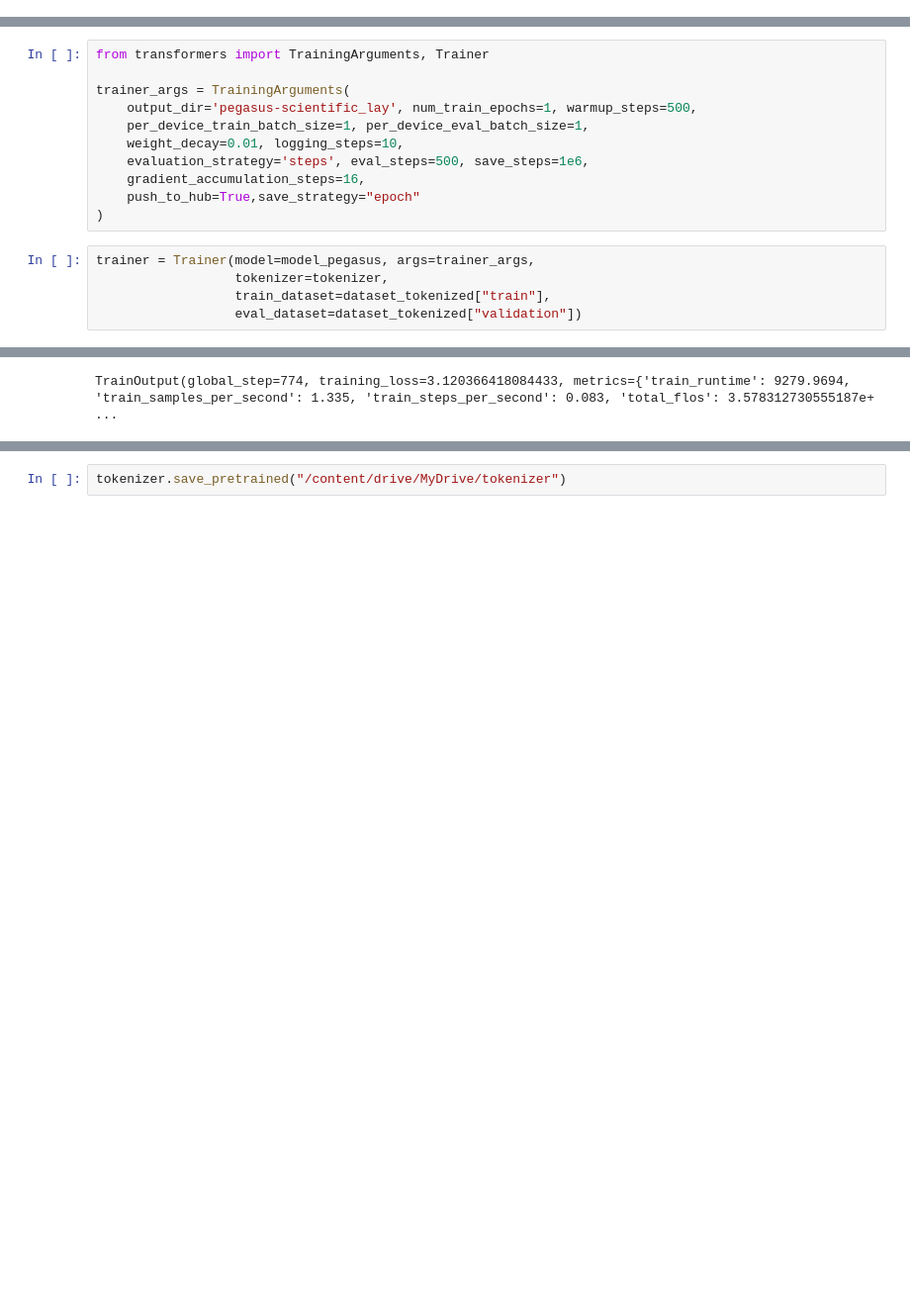
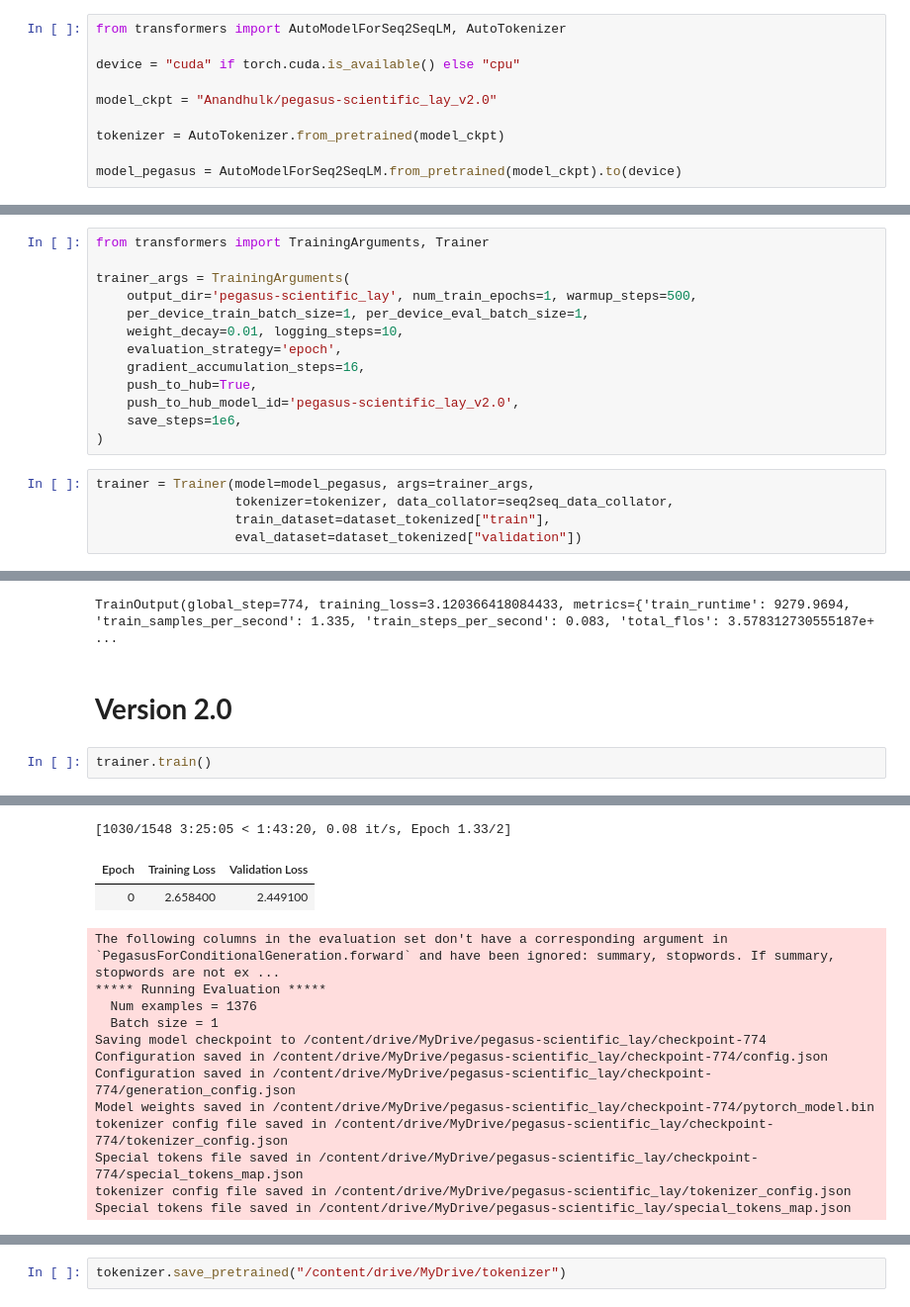
Before and after one commit to anandhulk/MainProject, a Jupyter notebook: Tranformer_model_fine-tuning_summarization.ipynb, the cells around one changed output, grey strips where cells are left out. Shown: that part at 99% size. Saved outputs shown, nothing was run; the diff lists cells and outputs as text; blank space fills up the shorter version.

```diff
--- a/Tranformer_model_fine-tuning_summarization.ipynb
+++ b/Tranformer_model_fine-tuning_summarization.ipynb
@@ -325,3 +336,13 @@ dataset_tokenized.save_to_disk("/content/drive/MyDrive/Datasets/summary")
+# %%
+from transformers import AutoModelForSeq2SeqLM, AutoTokenizer
+
+device = "cuda" if torch.cuda.is_available() else "cpu"
+
+model_ckpt = "Anandhulk/pegasus-scientific_lay_v2.0"
+
+tokenizer = AutoTokenizer.from_pretrained(model_ckpt)
+
+model_pegasus = AutoModelForSeq2SeqLM.from_pretrained(model_ckpt).to(device)
 # %%
 from datasets import load_from_disk
 
@@ -344,13 +365,15 @@ trainer_args = TrainingArguments(
     output_dir='pegasus-scientific_lay', num_train_epochs=1, warmup_steps=500,
     per_device_train_batch_size=1, per_device_eval_batch_size=1,
     weight_decay=0.01, logging_steps=10,
-    evaluation_strategy='steps', eval_steps=500, save_steps=1e6,
+    evaluation_strategy='epoch',
     gradient_accumulation_steps=16,
-    push_to_hub=True,save_strategy="epoch"
+    push_to_hub=True,
+    push_to_hub_model_id='pegasus-scientific_lay_v2.0',
+    save_steps=1e6,
 )
 # %%
 trainer = Trainer(model=model_pegasus, args=trainer_args,
-                  tokenizer=tokenizer,
+                  tokenizer=tokenizer, data_collator=seq2seq_data_collator,
                   train_dataset=dataset_tokenized["train"],
                   eval_dataset=dataset_tokenized["validation"])
 # %% [output]
@@ -388,3 +413,8 @@ Special tokens file saved in pegasus-scientific_lay/special_tokens_map.json
 
 Training completed. Do not forget to share your model on huggingface.co/models =)
 TrainOutput(global_step=774, training_loss=3.120366418084433, metrics={'train_runtime': 9279.9694, 'train_samples_per_second': 1.335, 'train_steps_per_second': 0.083, 'total_flos': 3.578312730555187e+ ...
+# %% [markdown]
+# **Version 2.0**
+# %%
+trainer.train()
+# %% [output]
@@ -390,0 +431,15 @@ TrainOutput(global_step=774, training_loss=3.120366418084433, metrics={'train_ru
+[1030/1548 3:25:05 < 1:43:20, 0.08 it/s, Epoch 1.33/2]
+| Epoch | Training Loss | Validation Loss |
+| 0 | 2.658400 | 2.449100 |
+The following columns in the evaluation set don't have a corresponding argument in `PegasusForConditionalGeneration.forward` and have been ignored: summary, stopwords. If summary, stopwords are not ex ...
+***** Running Evaluation *****
+  Num examples = 1376
+  Batch size = 1
+Saving model checkpoint to /content/drive/MyDrive/pegasus-scientific_lay/checkpoint-774
+Configuration saved in /content/drive/MyDrive/pegasus-scientific_lay/checkpoint-774/config.json
+Configuration saved in /content/drive/MyDrive/pegasus-scientific_lay/checkpoint-774/generation_config.json
+Model weights saved in /content/drive/MyDrive/pegasus-scientific_lay/checkpoint-774/pytorch_model.bin
+tokenizer config file saved in /content/drive/MyDrive/pegasus-scientific_lay/checkpoint-774/tokenizer_config.json
+Special tokens file saved in /content/drive/MyDrive/pegasus-scientific_lay/checkpoint-774/special_tokens_map.json
+tokenizer config file saved in /content/drive/MyDrive/pegasus-scientific_lay/tokenizer_config.json
+Special tokens file saved in /content/drive/MyDrive/pegasus-scientific_lay/special_tokens_map.json
```
Also changed, not shown: parts of 26 cells of this notebook.
